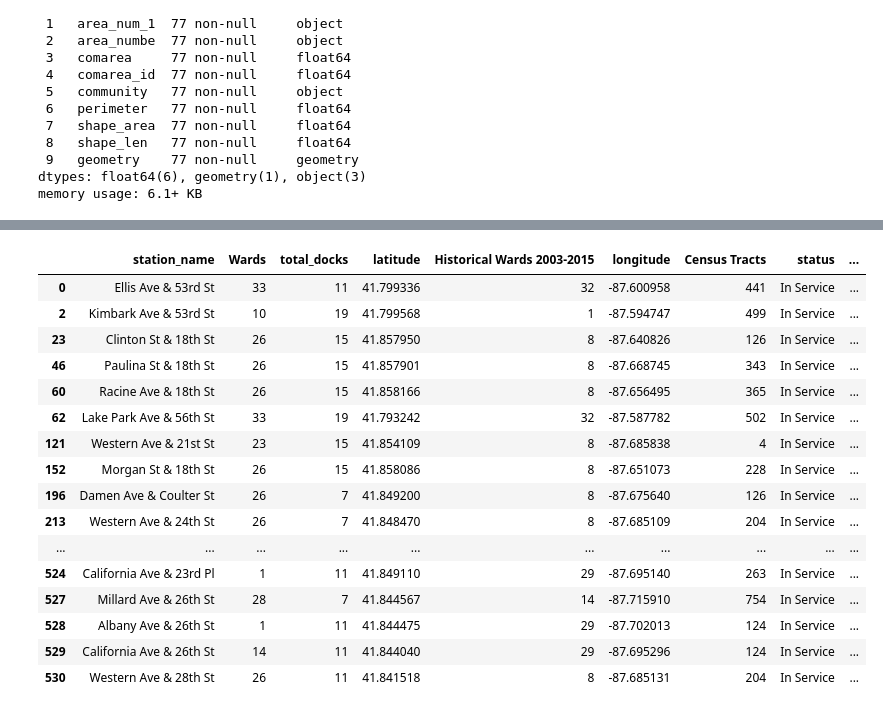
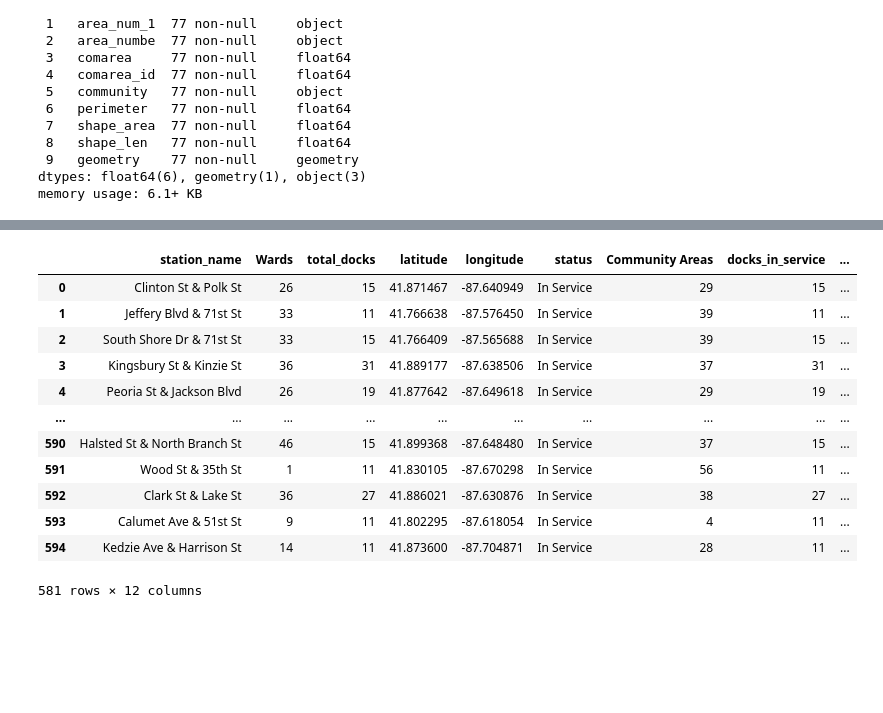
Before and after one commit to swatland610/chicago_bike_sharing, a Jupyter notebook: Maps v2.ipynb, the cells around one changed output, grey strips where cells are left out. Cells and saved outputs as stored; diff of their text form; code cells hidden in the pictures; blank space fills up the shorter version.

```diff
--- a/Maps v2.ipynb
+++ b/Maps v2.ipynb
@@ -130,3 +152,18 @@ def assign_sides(ward):
         return "far south side"
     else:
         return "None"
+# %%
+def find_Polygon(x):
+    dex =  chicago[chicago['geometry'].contains(x)].index.values[0]
+    return chicago['area_num_1'][dex]
+# %%
+#Fix Data Types
+divvy_stations = all_divvy_stations[all_divvy_stations['Wards'].isna()==False]
+divvy_stations = divvy_stations.drop(['Census Tracts', 'Historical Wards 2003-2015'], axis=1)
+divvy_stations['total_docks'] = divvy_stations['total_docks'].apply(lambda x: int(x))
+divvy_stations['docks_in_service'] = divvy_stations['docks_in_service'].apply(lambda x: int(x))
+# %%
+chicago.crs={'init':'epsg:4326'}
+
+print(divvy_stations.crs)
+print("\n", chicago.crs)
@@ -132,0 +192,2 @@ def assign_sides(ward):
+# %%
+divvy_stations['fix_area'] = divvy_stations.geometry.apply(lambda x: find_Polygon(x))
@@ -133,26 +210,22 @@ def assign_sides(ward):
 # %%
 # Assign Groups
 chicago['side'] = chicago['area_num_1'].apply(lambda x: assign_sides(x))
-all_divvy_stations['side'] = all_divvy_stations['Community Areas'].apply(lambda x: assign_sides(x))
+divvy_stations['side'] = divvy_stations['fix_area'].apply(lambda x: assign_sides(x))
 
 # Drop Areas not in City
 chicago = chicago[chicago['side']!='None']
-all_divvy_stations[all_divvy_stations['side']=='loop']
+divvy_stations
 # %% [output]
-|  | station_name | Wards | total_docks | latitude | Historical Wards 2003-2015 | longitude | Census Tracts | status | ... |
-| 0 | Ellis Ave & 53rd St | 33 | 11 | 41.799336 | 32 | -87.600958 | 441 | In Service | ... |
-| 2 | Kimbark Ave & 53rd St | 10 | 19 | 41.799568 | 1 | -87.594747 | 499 | In Service | ... |
-| 23 | Clinton St & 18th St | 26 | 15 | 41.857950 | 8 | -87.640826 | 126 | In Service | ... |
-| 46 | Paulina St & 18th St | 26 | 15 | 41.857901 | 8 | -87.668745 | 343 | In Service | ... |
-| 60 | Racine Ave & 18th St | 26 | 15 | 41.858166 | 8 | -87.656495 | 365 | In Service | ... |
-| 62 | Lake Park Ave & 56th St | 33 | 19 | 41.793242 | 32 | -87.587782 | 502 | In Service | ... |
-| 121 | Western Ave & 21st St | 23 | 15 | 41.854109 | 8 | -87.685838 | 4 | In Service | ... |
-| 152 | Morgan St & 18th St | 26 | 15 | 41.858086 | 8 | -87.651073 | 228 | In Service | ... |
-| 196 | Damen Ave & Coulter St | 26 | 7 | 41.849200 | 8 | -87.675640 | 126 | In Service | ... |
-| 213 | Western Ave & 24th St | 26 | 7 | 41.848470 | 8 | -87.685109 | 204 | In Service | ... |
+|  | station_name | Wards | total_docks | latitude | longitude | status | Community Areas | docks_in_service | ... |
+| 0 | Clinton St & Polk St | 26 | 15 | 41.871467 | -87.640949 | In Service | 29 | 15 | ... |
+| 1 | Jeffery Blvd & 71st St | 33 | 11 | 41.766638 | -87.576450 | In Service | 39 | 11 | ... |
+| 2 | South Shore Dr & 71st St | 33 | 15 | 41.766409 | -87.565688 | In Service | 39 | 15 | ... |
+| 3 | Kingsbury St & Kinzie St | 36 | 31 | 41.889177 | -87.638506 | In Service | 37 | 31 | ... |
+| 4 | Peoria St & Jackson Blvd | 26 | 19 | 41.877642 | -87.649618 | In Service | 29 | 19 | ... |
 | ... | ... | ... | ... | ... | ... | ... | ... | ... | ... |
-| 524 | California Ave & 23rd Pl | 1 | 11 | 41.849110 | 29 | -87.695140 | 263 | In Service | ... |
-| 527 | Millard Ave & 26th St | 28 | 7 | 41.844567 | 14 | -87.715910 | 754 | In Service | ... |
-| 528 | Albany Ave & 26th St | 1 | 11 | 41.844475 | 29 | -87.702013 | 124 | In Service | ... |
-| 529 | California Ave & 26th St | 14 | 11 | 41.844040 | 29 | -87.695296 | 124 | In Service | ... |
-| 530 | Western Ave & 28th St | 26 | 11 | 41.841518 | 8 | -87.685131 | 204 | In Service | ... |
+| 590 | Halsted St & North Branch St | 46 | 15 | 41.899368 | -87.648480 | In Service | 37 | 15 | ... |
+| 591 | Wood St & 35th St | 1 | 11 | 41.830105 | -87.670298 | In Service | 56 | 11 | ... |
+| 592 | Clark St & Lake St | 36 | 27 | 41.886021 | -87.630876 | In Service | 38 | 27 | ... |
+| 593 | Calumet Ave & 51st St | 9 | 11 | 41.802295 | -87.618054 | In Service | 4 | 11 | ... |
+| 594 | Kedzie Ave & Harrison St | 14 | 11 | 41.873600 | -87.704871 | In Service | 28 | 11 | ... |
+581 rows × 12 columns
```
Also changed, not shown: parts of 12 cells of this notebook.
